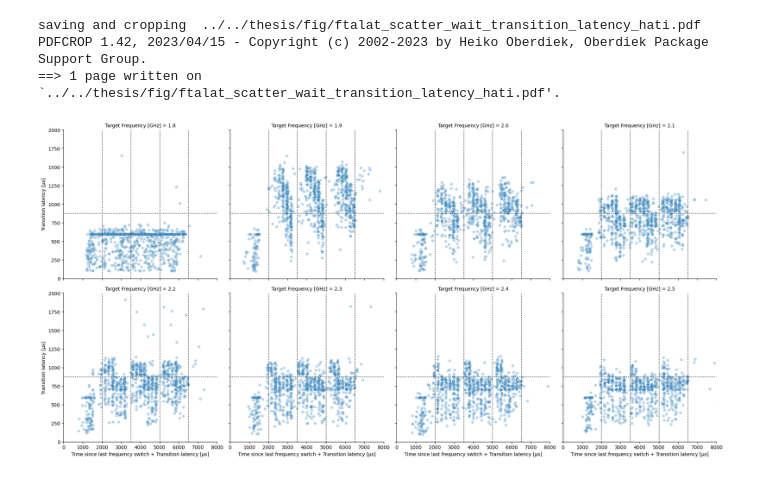
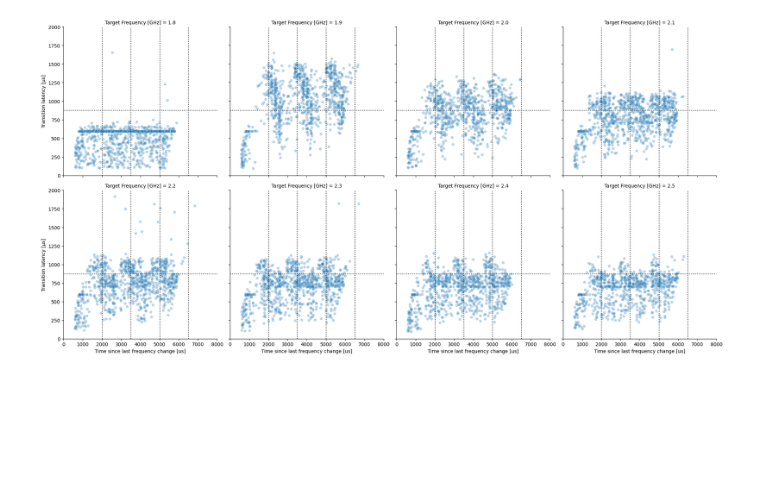
Before and after one commit to marenz2569/2025-sapphire-rapids-ee, a Jupyter notebook: measurements/ftalat/hati_analyze.ipynb, the cells around one changed output. Drawn from its saved outputs; the diff is of its cells as text; code cells hidden in the pictures; blank space fills up the shorter version.

```diff
--- a/measurements/ftalat/hati_analyze.ipynb
+++ b/measurements/ftalat/hati_analyze.ipynb
@@ -19,8 +19,8 @@ def savefig(name, **kwargs):
 # us -> MHz
 reference_frequency_per_time_unit = 2.0E3
 TRANSITION_LATENCY = "Transition latency [µs]"
-WAIT_LATENCY = "Time since last frequency switch [µs]"
-WAIT_PLUS_TRANSITION_LATENCY = "Time since last frequency switch + Transition latency [µs]"
+WAIT_LATENCY = "Time since last frequency change [us]"
+WAIT_LATENCY_BETWEEN_RUNS = "Time between detection of last frequency\nchange from source to target frequency [µs]"
 SOURCE_FREQUENCY = "Source Frequency [GHz]"
 TARGET_FREQUENCY = "Target Frequency [GHz]"
 FREQ_TRANSITION = "Frequency transition [GHz]"
@@ -46,13 +46,19 @@ for file in glob.glob(files_matcher):
         print(data)
     except:
         continue
-    data=data.rename(columns={"Change time (with write) [cycles]": TRANSITION_LATENCY, "Time since last frequency change request [cycles]": WAIT_LATENCY})
-    data[TRANSITION_LATENCY] = data[TRANSITION_LATENCY] / reference_frequency_per_time_unit
-    data[WAIT_LATENCY] = data[WAIT_LATENCY] / reference_frequency_per_time_unit
-    data[WAIT_PLUS_TRANSITION_LATENCY] = data[TRANSITION_LATENCY] + data[WAIT_LATENCY]
+    data[TRANSITION_LATENCY] = data["Change time (with write) [cycles]"] / reference_frequency_per_time_unit
+    data[WAIT_LATENCY] = data["Time since last frequency change [cycles]"] / reference_frequency_per_time_unit
+    data["Change time [us]"] = data["Change time [cycles]"] / reference_frequency_per_time_unit
+    data["Change time (with write) [us]"] = data["Change time (with write) [cycles]"] / reference_frequency_per_time_unit
+    data["Write cost [us]"] = data["Write cost [cycles]"] / reference_frequency_per_time_unit
+    data["second_change [us]"] = (data["Time since last frequency change request [cycles]"] - data["Time since last frequency change [cycles]"] + data["Change time (with write) [cycles]"]) / reference_frequency_per_time_unit
+    data["second_validation_interval [us]"] = (data["Time since last frequency change [cycles]"] - data["Change time (with write) [cycles]"]) / reference_frequency_per_time_unit - data["Wait time [us]"]
+    data[WAIT_LATENCY_BETWEEN_RUNS] = data["Detected frequency change timestamp [cycles]"].diff() / reference_frequency_per_time_unit
 
     # filter invalid measurement values
     data=data[data[TRANSITION_LATENCY]>0]
+    # discard the first row
+    data = data.iloc[1:]
 
     processed_data = pd.concat([processed_data, pd.DataFrame([
         {'valids': len(data),
@@ -246,0 +238,18 @@ g.add_legend()
+# %%
+g = sns.FacetGrid(filtered_data, col=TARGET_FREQUENCY, height=5, col_order=col_order, ylim=(0,2000), xlim=(0, 8000), col_wrap=4)
+g.map(sns.scatterplot, WAIT_LATENCY_BETWEEN_RUNS, TRANSITION_LATENCY, alpha=0.3)
+g.add_legend()
+buckets = [2000+ 1600*i for i in range(4)]
+for axi in g.axes:
+    for i in buckets:
+        axi.axvline(x=i, color='black', dashes=[2], linewidth=1)
+    axi.axhline(y=900, color='black', dashes=[2], linewidth=1)
+    axi.axhline(y=900+200, color='black', dashes=[2], linewidth=1)
+    axi.axhline(y=900+400, color='black', dashes=[2], linewidth=1)
+    axi.axhline(y=900+600, color='black', dashes=[2], linewidth=1)
+    axi.axhline(y=900+800, color='black', dashes=[2], linewidth=1)
+    axi.axhline(y=900-200, color='black', dashes=[2], linewidth=1)
+    axi.axhline(y=900-400, color='black', dashes=[2], linewidth=1)
+    axi.axhline(y=900-600, color='black', dashes=[2], linewidth=1)
+    axi.axhline(y=900-800, color='black', dashes=[2], linewidth=1)
+savefig(f"../../thesis/fig/ftalat_scatter_wait_transition_latency_hati")
@@ -247,15 +261,12 @@ g.add_legend()
 # %%
 g = sns.FacetGrid(filtered_data, col=TARGET_FREQUENCY, height=5, col_order=col_order, ylim=(0,2000), xlim=(0, 8000), col_wrap=4)
-g.map(sns.scatterplot, WAIT_PLUS_TRANSITION_LATENCY, TRANSITION_LATENCY, alpha=0.3)
+g.map(sns.scatterplot, WAIT_LATENCY, TRANSITION_LATENCY, alpha=0.3)
 g.add_legend()
 buckets = [2000, 3500, 5000, 6500]
 for axi in g.axes:
     for i in buckets:
         axi.axvline(x=i, color='black', dashes=[2], linewidth=1)
     axi.axhline(y=875, color='black', dashes=[2], linewidth=1)
-savefig(f"../../thesis/fig/ftalat_scatter_wait_transition_latency_hati")
+# savefig(f"../../thesis/fig/ftalat_scatter_wait_transition_latency_hati")
 # %% [output]
-saving and cropping  ../../thesis/fig/ftalat_scatter_wait_transition_latency_hati.pdf
-PDFCROP 1.42, 2023/04/15 - Copyright (c) 2002-2023 by Heiko Oberdiek, Oberdiek Package Support Group.
-==> 1 page written on `../../thesis/fig/ftalat_scatter_wait_transition_latency_hati.pdf'.
-[figure, old version]
+[figure, new version]
```
Also changed, not shown: parts of 14 cells of this notebook, 1 other file.
